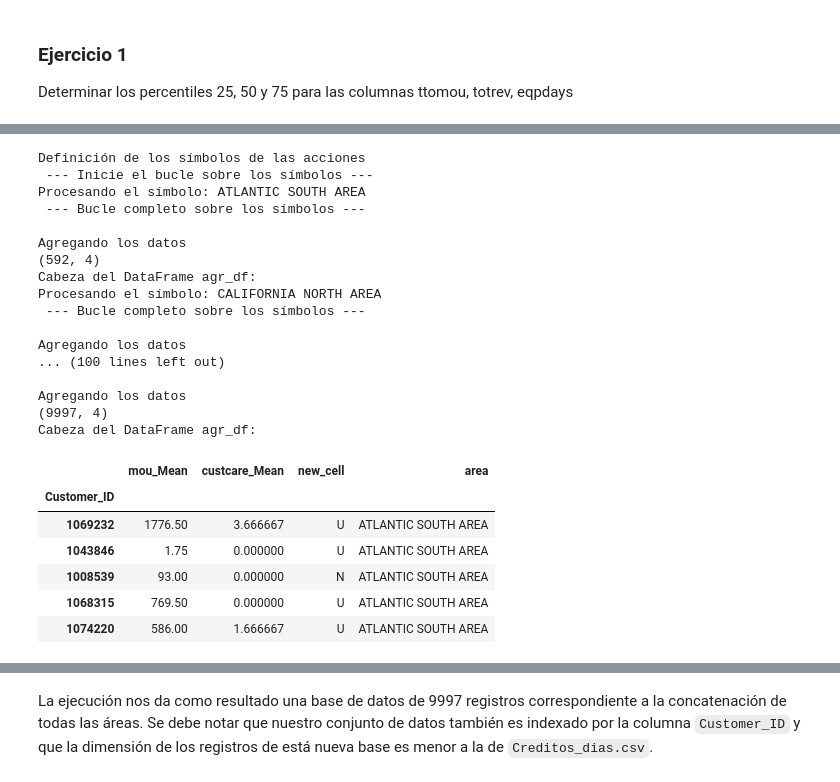
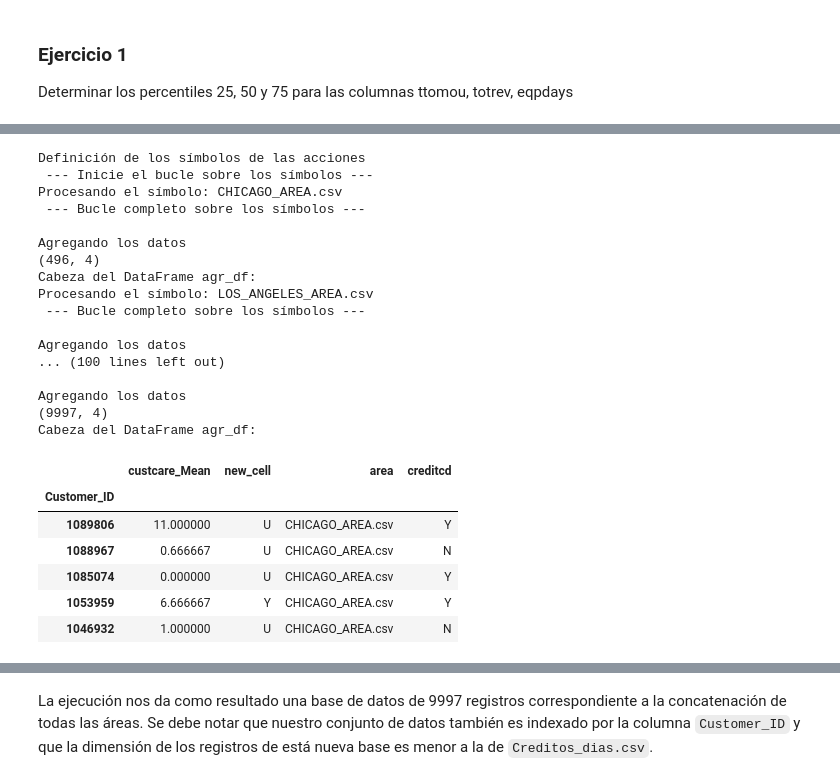
Before and after one commit to jazaineam1/Andes_ADDBD, a Jupyter notebook: Sesion4/M1_Clase_4_Manipulación_de_datos_en_Python.ipynb, the cells around one changed output, grey strips where cells are left out. Drawn from its saved outputs; the diff is of its cells as text; code cells hidden in the pictures.

```diff
--- a/Sesion4/M1_Clase_4_Manipulación_de_datos_en_Python.ipynb
+++ b/Sesion4/M1_Clase_4_Manipulación_de_datos_en_Python.ipynb
@@ -598,4 +602,4 @@ listado
 # %%
 listado.remove('Credito_dias.csv')
 # %%
-listado
+listado.remove('.ipynb_checkpoints')
@@ -622,65 +606,47 @@ listado
 # %%
 print("Definición de los símbolos de las acciones")
-areas = ['ATLANTIC SOUTH AREA',
- 'CALIFORNIA NORTH AREA',
- 'CENTRAL-SOUTH TEXAS AREA',
- 'CHICAGO AREA',
- 'DALLAS AREA',
- 'DC-MARYLAND-VIRGINIA AREA',
- 'GREAT LAKES AREA',
- 'HOUSTON AREA',
- 'LOS ANGELES AREA',
- 'MIDWEST AREA',
- 'NEW ENGLAND AREA',
- 'NEW YORK CITY AREA',
- 'NORTH FLORIDA AREA',
- 'NORTHWEST-ROCKY MOUNTAIN AREA',
- 'OHIO AREA',
- 'PHILADELPHIA AREA',
- 'SOUTH FLORIDA AREA',
- 'SOUTHWEST AREA',
- 'TENNESSEE AREA']
+areas = listado
 lista_de_df = []
 # Bucle sobre los símbolos
 print(" --- Inicie el bucle sobre los símbolos --- ")
 for i in areas:
     print("Procesando el símbolo: " + i)
-    temp_df = pd.read_csv("/content/Bases/" + i + ".csv",index_col="Customer_ID")
+    temp_df = pd.read_csv("/content/Bases/" + i,index_col="Customer_ID")
     temp_df["area"] = i
     lista_de_df.append(temp_df)
     # Usando un salto de línea al final de esta cadena de caracteres por estética
     print(" --- Bucle completo sobre los símbolos --- \n")
     # Combinando en un solo DataFrame usando el concat
     print("Agregando los datos")
     agr_df = pd.concat(lista_de_df, axis=0)
     print(agr_df.shape)
     print("Cabeza del DataFrame agr_df: ")
 agr_df.head()
 # %% [output]
 Definición de los símbolos de las acciones
  --- Inicie el bucle sobre los símbolos ---
-Procesando el símbolo: ATLANTIC SOUTH AREA
+Procesando el símbolo: CHICAGO_AREA.csv
  --- Bucle completo sobre los símbolos ---
 
 Agregando los datos
-(592, 4)
+(496, 4)
 Cabeza del DataFrame agr_df:
-Procesando el símbolo: CALIFORNIA NORTH AREA
+Procesando el símbolo: LOS_ANGELES_AREA.csv
  --- Bucle completo sobre los símbolos ---
 
 Agregando los datos
 ... (100 lines left out)
 
 Agregando los datos
 (9997, 4)
 Cabeza del DataFrame agr_df:
-|  | mou_Mean | custcare_Mean | new_cell | area |
+|  | custcare_Mean | new_cell | area | creditcd |
 | Customer_ID |  |  |  |  |
-| 1069232 | 1776.50 | 3.666667 | U | ATLANTIC SOUTH AREA |
-| 1043846 | 1.75 | 0.000000 | U | ATLANTIC SOUTH AREA |
-| 1008539 | 93.00 | 0.000000 | N | ATLANTIC SOUTH AREA |
-| 1068315 | 769.50 | 0.000000 | U | ATLANTIC SOUTH AREA |
-| 1074220 | 586.00 | 1.666667 | U | ATLANTIC SOUTH AREA |
+| 1089806 | 11.000000 | U | CHICAGO_AREA.csv | Y |
+| 1088967 | 0.666667 | U | CHICAGO_AREA.csv | N |
+| 1085074 | 0.000000 | U | CHICAGO_AREA.csv | Y |
+| 1053959 | 6.666667 | Y | CHICAGO_AREA.csv | Y |
+| 1046932 | 1.000000 | U | CHICAGO_AREA.csv | N |
 # %%
 agr_df.sort_index(axis=0,inplace=True)
 agr_df.head()
```
Also changed, not shown: parts of 29 cells of this notebook.
